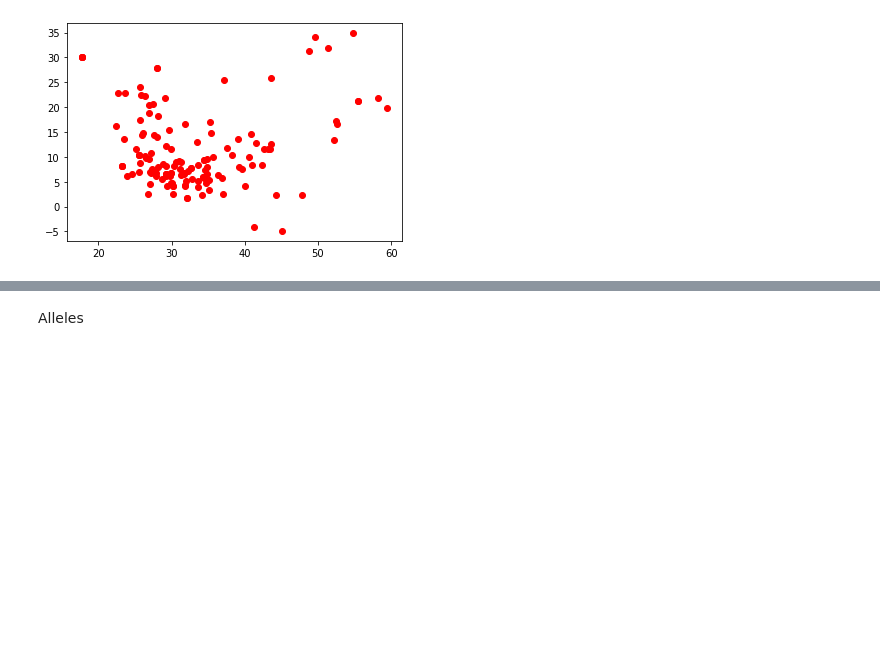
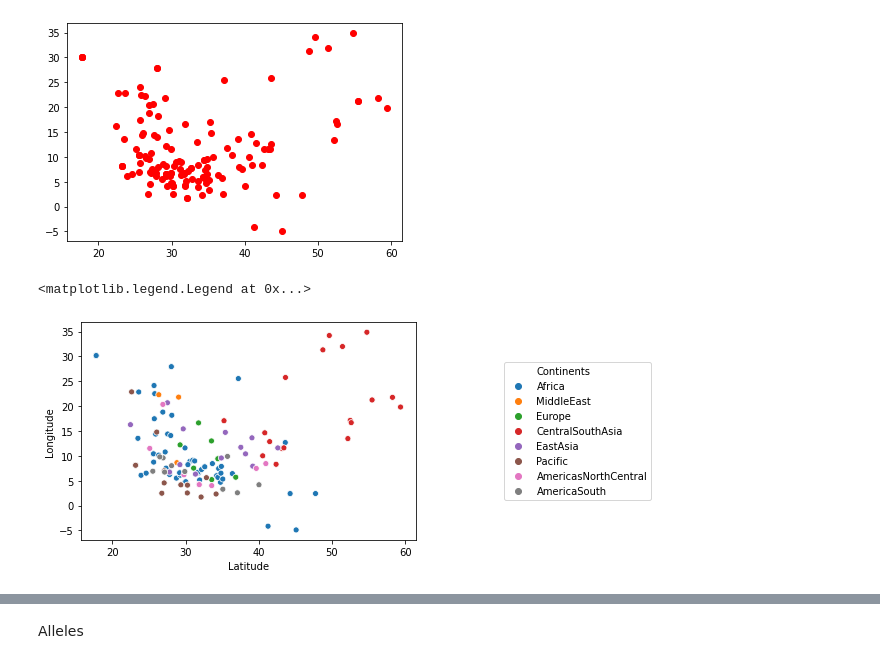
Before and after one commit to camoalon/language_genes, a Jupyter notebook: PCA.ipynb, the cells around one changed output, grey strips where cells are left out. Saved outputs shown, nothing was run; the diff lists cells and outputs as text; code cells hidden in the pictures; blank space fills up the shorter version.

```diff
--- a/PCA.ipynb
+++ b/PCA.ipynb
@@ -163,4 +162,8 @@ languages = pd.read_csv('Names_139forShannon.txt',sep='\t')
 # %%
 languages_names = np.array(languages["Language name"])
 
-for elements in languages_names:
+continents = np.empty(len(languages_names),dtype="U25")
+
+for index,elements in enumerate(languages_names):
+  lang = elements[:-1]
+  continents[index] = paper.loc[paper[1] == lang][6].values[0]
@@ -339,3 +302,13 @@ print(t0)
 # %% [output]
 0.16257693491744693
 [figure]
+# %%
+result_phonemes = pd.DataFrame(Z_phonemes)
+result_phonemes['Continents'] = continents
+result_phonemes.columns = ['Latitude','Longitude','Continents']
+
+g = sns.scatterplot(result_phonemes['Latitude'], result_phonemes['Longitude'], hue = result_phonemes['Continents'], legend = "brief")
+g.legend(loc='center left', bbox_to_anchor=(1.25, 0.5), ncol=1)
+# %% [output]
+<matplotlib.legend.Legend at 0x...>
+[figure, added]
```
Also changed, not shown: parts of 28 cells of this notebook.
